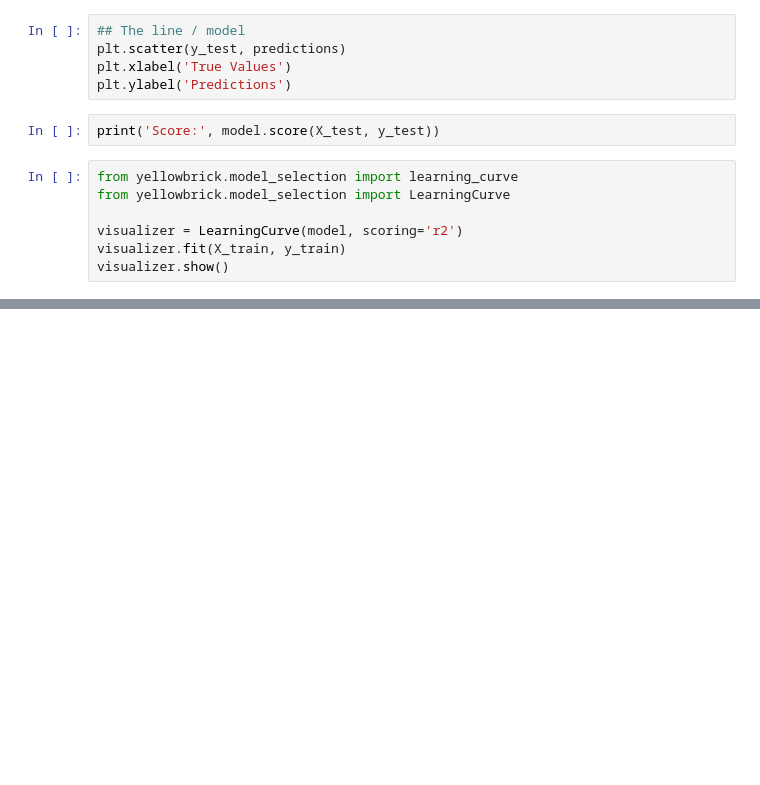
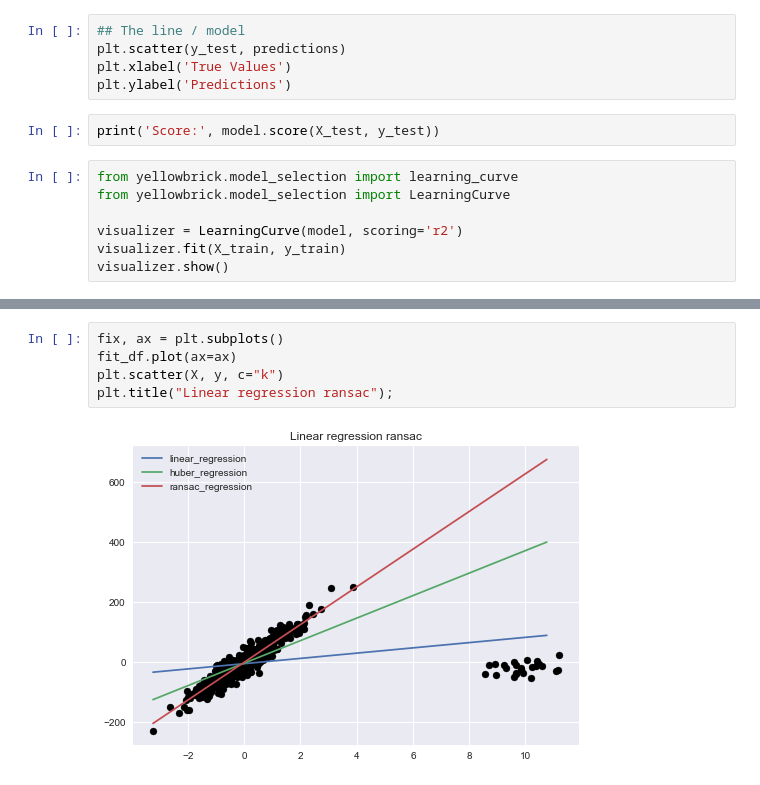
Before and after one commit to clement-camara/calories_pred, a Jupyter notebook: Notebook ML/Gridsearch.ipynb, the cells around one changed output, grey strips where cells are left out. Drawn from its saved outputs; the diff is of its cells as text; blank space fills up the shorter version.

```diff
--- a/Notebook ML/Gridsearch.ipynb
+++ b/Notebook ML/Gridsearch.ipynb
@@ -513,0 +699,7 @@ visualizer.show()
+# %%
+fix, ax = plt.subplots()
+fit_df.plot(ax=ax)
+plt.scatter(X, y, c="k")
+plt.title("Linear regression ransac");
+# %% [output]
+[figure, added]
```
Also changed, not shown: parts of 79 cells of this notebook, 6 other files.
